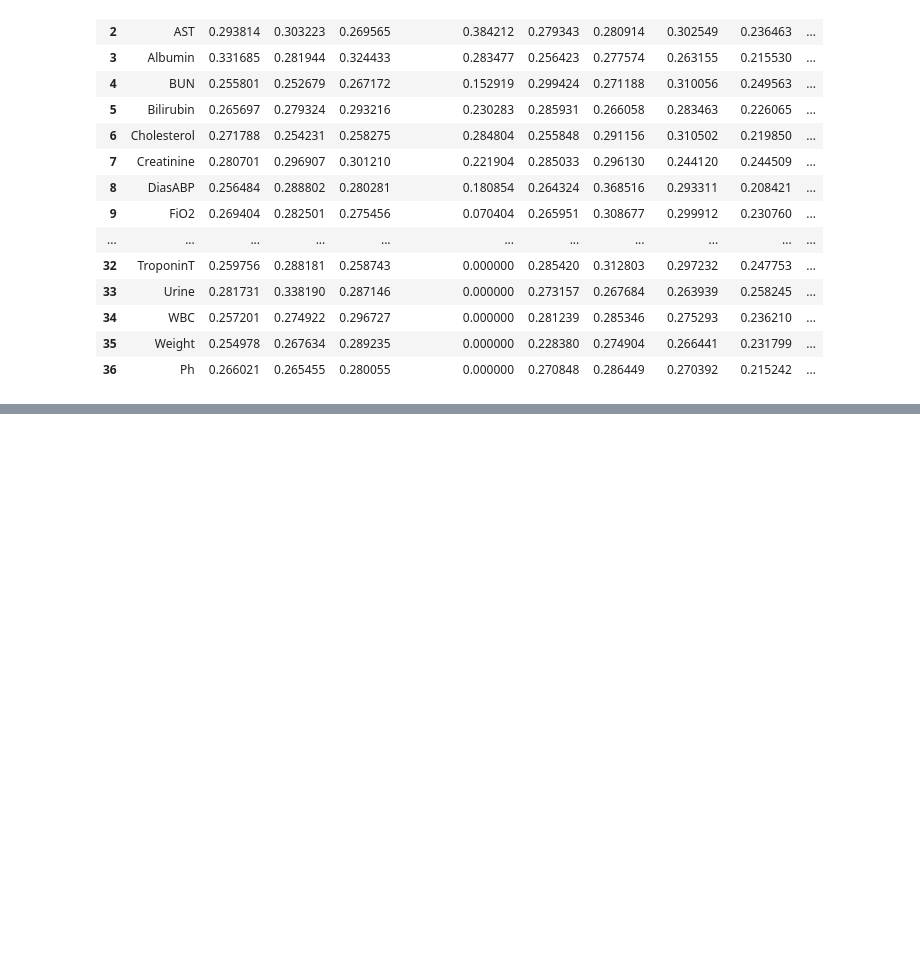
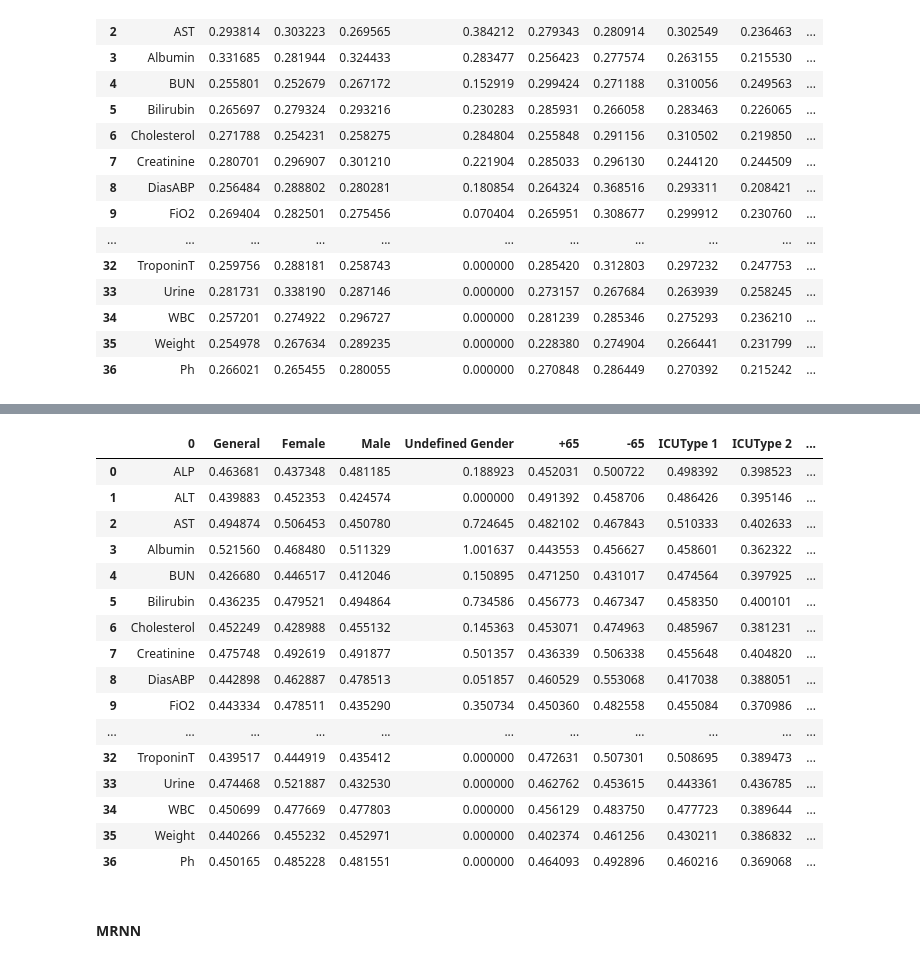
Before and after one commit to IoTDataAtelier/missingdata, a Jupyter notebook: mae/mean_absolute_error_per_variable_by_demographics copy.ipynb, the cells around one changed output, grey strips where cells are left out. Drawn from its saved outputs; the diff is of its cells as text; code cells hidden in the pictures; blank space fills up the shorter version.

Commit message:
Adding GP-VAE and MRNN models

```diff
--- a/mae/mean_absolute_error_per_variable_by_demographics copy.ipynb
+++ b/mae/mean_absolute_error_per_variable_by_demographics copy.ipynb
@@ -478,0 +707,8 @@ for i in range(len(usgan_imputation_variable)):
+# %%
+testing_mae_gpvae_append_subgroups = []
+testing_mae_gpvae_append_variables = []
+for i in range(len(gpvae_imputation_variable)):
+    for j in range(len(gpvae_imputation_variable[i])):
+        testing_mae_gpvae_append_variables.append(calc_mae(gpvae_imputation_variable[i][j], test_X_ori_variable[i][j], test_X_indicating_mask_variable[i][j]))
+    testing_mae_gpvae_append_subgroups.append(testing_mae_gpvae_append_variables)
+    testing_mae_gpvae_append_variables = []
@@ -479,3 +717,11 @@ for i in range(len(usgan_imputation_variable)):
+# %%
+testing_mae_mrnn_append_subgroups = []
+testing_mae_mrnn_append_variables = []
+for i in range(len(mrnn_imputation_variable)):
+    for j in range(len(mrnn_imputation_variable[i])):
+        testing_mae_mrnn_append_variables.append(calc_mae(mrnn_imputation_variable[i][j], test_X_ori_variable[i][j], test_X_indicating_mask_variable[i][j]))
+    testing_mae_mrnn_append_subgroups.append(testing_mae_mrnn_append_variables)
+    testing_mae_mrnn_append_variables = []
 # %% [markdown]
 ## Results mean absolute error
 # %%
@@ -623,0 +872,8 @@ df_usgan_mae
+# %%
+print("GPVAE - MAE")
+print("************")
+for i in range(len(subgroups)):
+    print(subgroups[i])
+    print("-------------")
+    for j in range(len(variables)):
+        print(variables[j], ":" ,testing_mae_gpvae_append_subgroups[i][j])
@@ -623,0 +898,27 @@ df_usgan_mae
+# %%
+df_gpvae_mae = pd.DataFrame(variables)
+
+for i in range(len(subgroups)):
+    df_gpvae_mae[subgroups[i]] = testing_mae_gpvae_append_subgroups[i]
+# %%
+df_gpvae_mae
+# %% [output]
+|  | 0 | General | Female | Male | Undefined Gender | +65 | -65 | ICUType 1 | ICUType 2 | ... |
+| 0 | ALP | 0.463681 | 0.437348 | 0.481185 | 0.188923 | 0.452031 | 0.500722 | 0.498392 | 0.398523 | ... |
+| 1 | ALT | 0.439883 | 0.452353 | 0.424574 | 0.000000 | 0.491392 | 0.458706 | 0.486426 | 0.395146 | ... |
+| 2 | AST | 0.494874 | 0.506453 | 0.450780 | 0.724645 | 0.482102 | 0.467843 | 0.510333 | 0.402633 | ... |
+| 3 | Albumin | 0.521560 | 0.468480 | 0.511329 | 1.001637 | 0.443553 | 0.456627 | 0.458601 | 0.362322 | ... |
+| 4 | BUN | 0.426680 | 0.446517 | 0.412046 | 0.150895 | 0.471250 | 0.431017 | 0.474564 | 0.397925 | ... |
+| 5 | Bilirubin | 0.436235 | 0.479521 | 0.494864 | 0.734586 | 0.456773 | 0.467347 | 0.458350 | 0.400101 | ... |
+| 6 | Cholesterol | 0.452249 | 0.428988 | 0.455132 | 0.145363 | 0.453071 | 0.474963 | 0.485967 | 0.381231 | ... |
+| 7 | Creatinine | 0.475748 | 0.492619 | 0.491877 | 0.501357 | 0.436339 | 0.506338 | 0.455648 | 0.404820 | ... |
+| 8 | DiasABP | 0.442898 | 0.462887 | 0.478513 | 0.051857 | 0.460529 | 0.553068 | 0.417038 | 0.388051 | ... |
+| 9 | FiO2 | 0.443334 | 0.478511 | 0.435290 | 0.350734 | 0.450360 | 0.482558 | 0.455084 | 0.370986 | ... |
+| ... | ... | ... | ... | ... | ... | ... | ... | ... | ... | ... |
+| 32 | TroponinT | 0.439517 | 0.444919 | 0.435412 | 0.000000 | 0.472631 | 0.507301 | 0.508695 | 0.389473 | ... |
+| 33 | Urine | 0.474468 | 0.521887 | 0.432530 | 0.000000 | 0.462762 | 0.453615 | 0.443361 | 0.436785 | ... |
+| 34 | WBC | 0.450699 | 0.477669 | 0.477803 | 0.000000 | 0.456129 | 0.483750 | 0.477723 | 0.389644 | ... |
+| 35 | Weight | 0.440266 | 0.455232 | 0.452971 | 0.000000 | 0.402374 | 0.461256 | 0.430211 | 0.386832 | ... |
+| 36 | Ph | 0.450165 | 0.485228 | 0.481551 | 0.000000 | 0.464093 | 0.492896 | 0.460216 | 0.369068 | ... |
+# %% [markdown]
+#### MRNN
```
Also changed, not shown: parts of 29 cells of this notebook, 19 other files.
